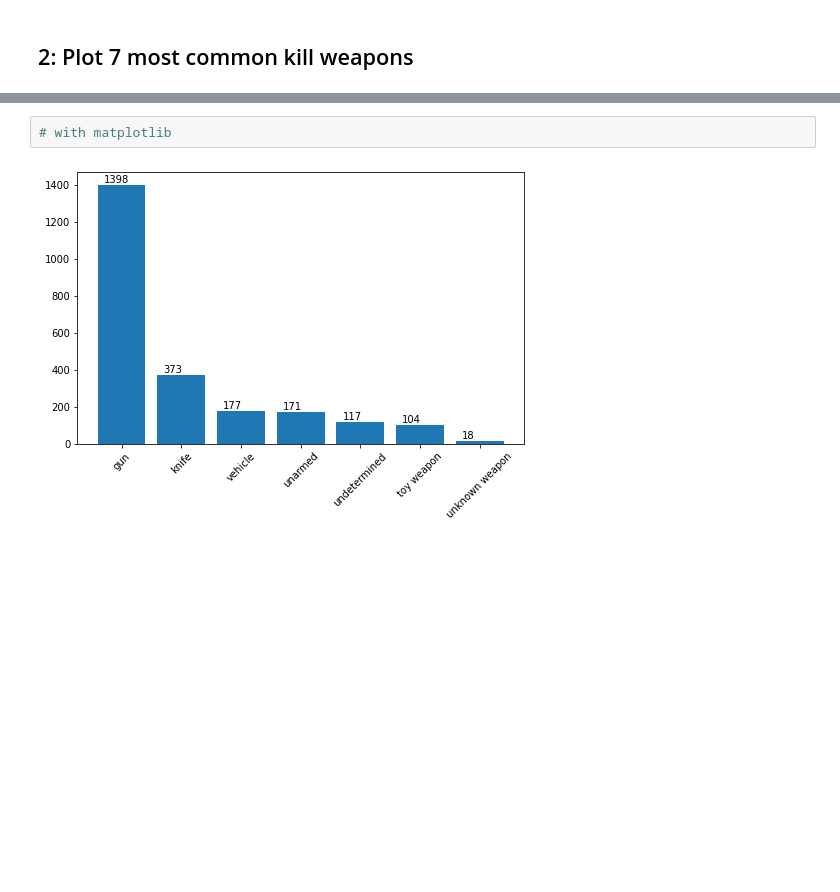
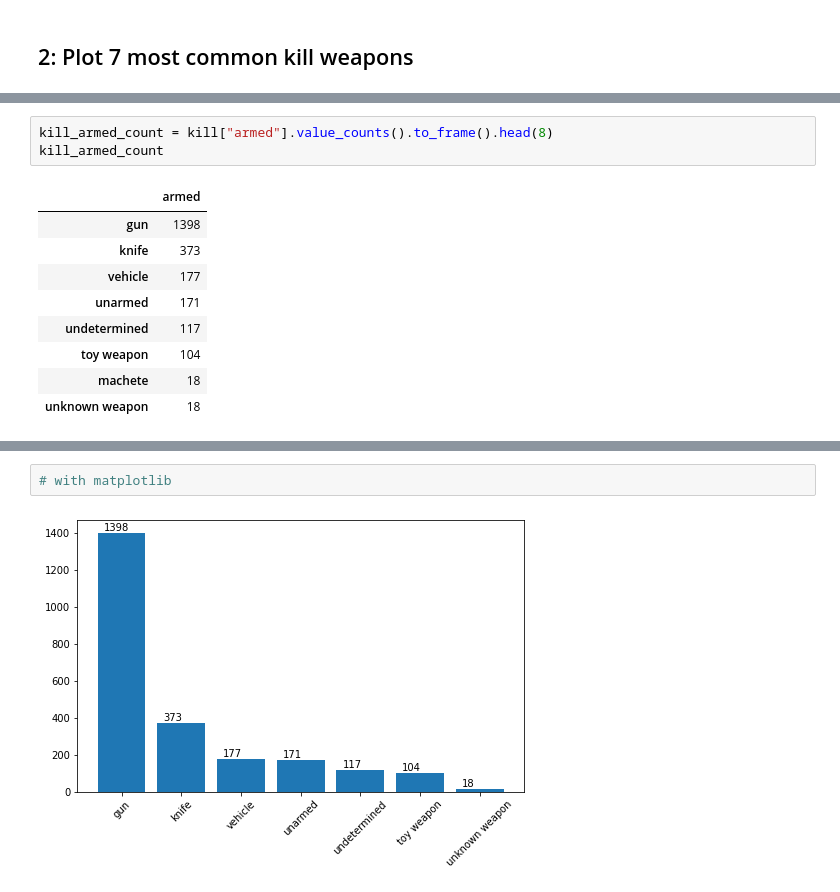
Before and after one commit to muhsinayaz/Assignment, a Jupyter notebook: 22-08-28/Assignment-1 (PoliceKillingUS-Matplotlib) student.ipynb, the cells around one changed output, grey strips where cells are left out. Drawn from its saved outputs; the diff is of its cells as text; blank space fills up the shorter version.

```diff
--- a/22-08-28/Assignment-1 (PoliceKillingUS-Matplotlib) student.ipynb
+++ b/22-08-28/Assignment-1 (PoliceKillingUS-Matplotlib) student.ipynb
@@ -54,0 +95,13 @@ Name: armed, dtype: int64
+# %%
+kill_armed_count = kill["armed"].value_counts().to_frame().head(8)
+kill_armed_count
+# %% [output]
+|  | armed |
+| gun | 1398 |
+| knife | 373 |
+| vehicle | 177 |
+| unarmed | 171 |
+| undetermined | 117 |
+| toy weapon | 104 |
+| machete | 18 |
+| unknown weapon | 18 |
```
Also changed, not shown: parts of 37 cells of this notebook, 2 other files.
